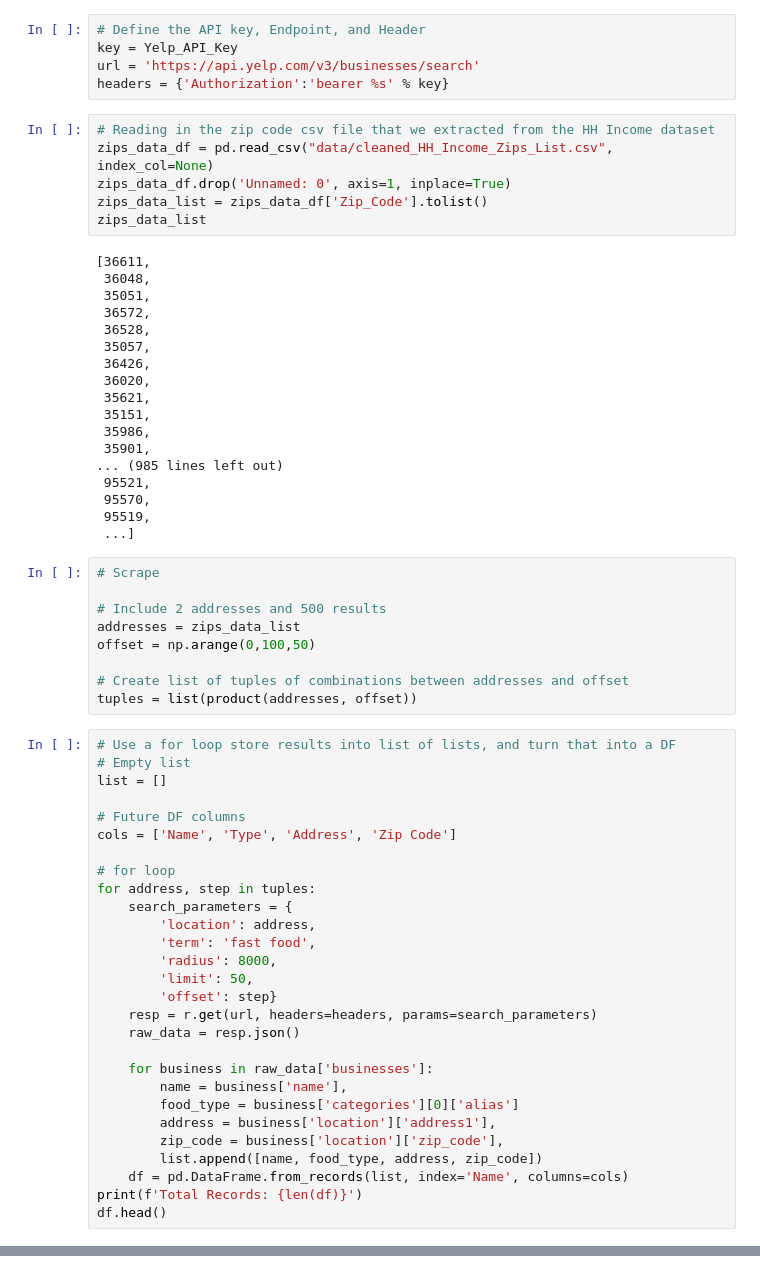
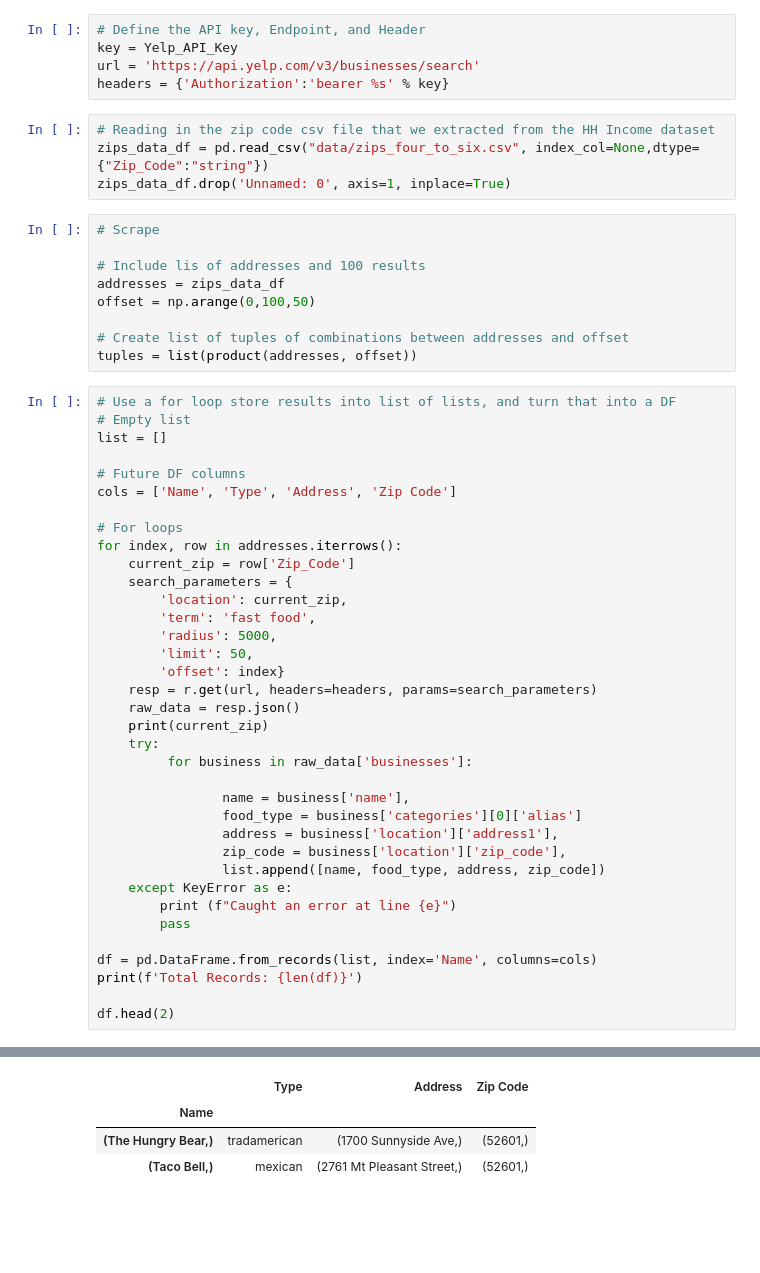
Before and after one commit to SarahGearardo/FastFoodFinal, a Jupyter notebook: Creating_Loops_for_Yelp.ipynb, the cells around one changed output, grey strips where cells are left out. Cells and saved outputs as stored; diff of their text form; blank space fills up the shorter version.

```diff
--- a/Creating_Loops_for_Yelp.ipynb
+++ b/Creating_Loops_for_Yelp.ipynb
@@ -14,33 +14,13 @@ url = 'https://api.yelp.com/v3/businesses/search'
 headers = {'Authorization':'bearer %s' % key}
 # %%
 # Reading in the zip code csv file that we extracted from the HH Income dataset
-zips_data_df = pd.read_csv("data/cleaned_HH_Income_Zips_List.csv", index_col=None)
+zips_data_df = pd.read_csv("data/zips_four_to_six.csv", index_col=None,dtype={"Zip_Code":"string"})
 zips_data_df.drop('Unnamed: 0', axis=1, inplace=True)
-zips_data_list = zips_data_df['Zip_Code'].tolist()
-zips_data_list
-# %% [output]
-[36611,
- 36048,
- 35051,
- 36572,
- 36528,
- 35057,
- 36426,
- 36020,
- 35621,
- 35151,
- 35986,
- 35901,
-... (985 lines left out)
- 95521,
- 95570,
- 95519,
- ...]
 # %%
 # Scrape
 
-# Include 2 addresses and 500 results
-addresses = zips_data_list
+# Include lis of addresses and 100 results
+addresses = zips_data_df
 offset = np.arange(0,100,50)
 
 # Create list of tuples of combinations between addresses and offset
@@ -53,24 +33,32 @@ list = []
 # Future DF columns
 cols = ['Name', 'Type', 'Address', 'Zip Code']
 
-# for loop
-for address, step in tuples:
+# For loops
+for index, row in addresses.iterrows():
+    current_zip = row['Zip_Code']
     search_parameters = {
-        'location': address,
+        'location': current_zip,
         'term': 'fast food',
-        'radius': 8000,
+        'radius': 5000,
         'limit': 50,
-        'offset': step}
+        'offset': index}
     resp = r.get(url, headers=headers, params=search_parameters)
     raw_data = resp.json()
+    print(current_zip)
+    try:
+         for business in raw_data['businesses']:
 
-    for business in raw_data['businesses']:
-        name = business['name'],
-        food_type = business['categories'][0]['alias']
-        address = business['location']['address1'],
-        zip_code = business['location']['zip_code'],
-        list.append([name, food_type, address, zip_code])
-    df = pd.DataFrame.from_records(list, index='Name', columns=cols)
+                name = business['name'],
+                food_type = business['categories'][0]['alias']
+                address = business['location']['address1'],
+                zip_code = business['location']['zip_code'],
+                list.append([name, food_type, address, zip_code])
+    except KeyError as e:
+        print (f"Caught an error at line {e}")
+        pass
+
+df = pd.DataFrame.from_records(list, index='Name', columns=cols)
 print(f'Total Records: {len(df)}')
-df.head()
+
+df.head(2)
 # %% [output]
@@ -77,0 +82,4 @@ KeyError: 'businesses'
+|  | Type | Address | Zip Code |
+| Name |  |  |  |
+| (The Hungry Bear,) | tradamerican | (1700 Sunnyside Ave,) | (52601,) |
+| (Taco Bell,) | mexican | (2761 Mt Pleasant Street,) | (52601,) |
```
Also changed, not shown: parts of 3 cells of this notebook, 3 other files.
